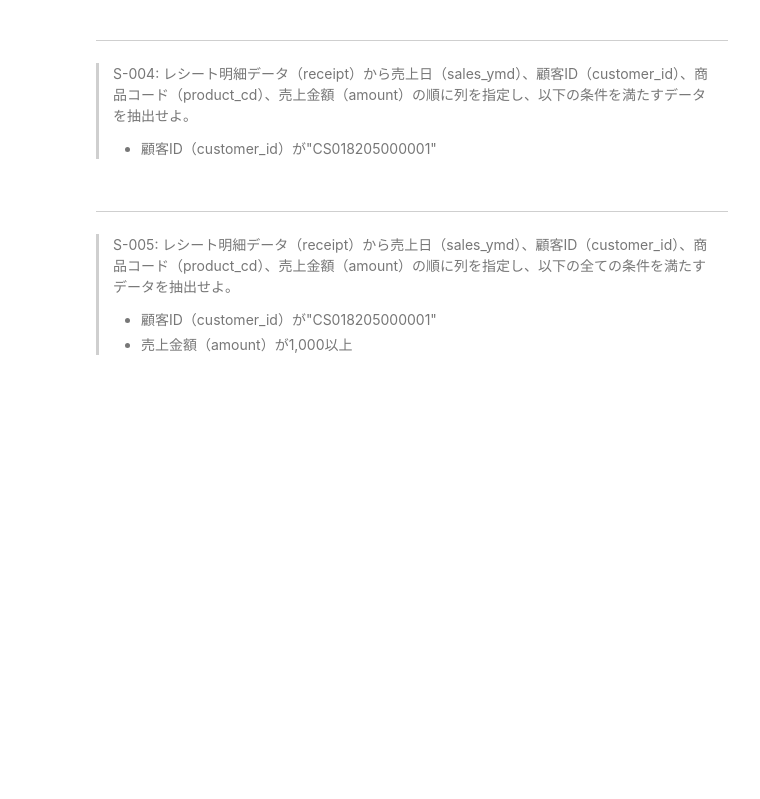
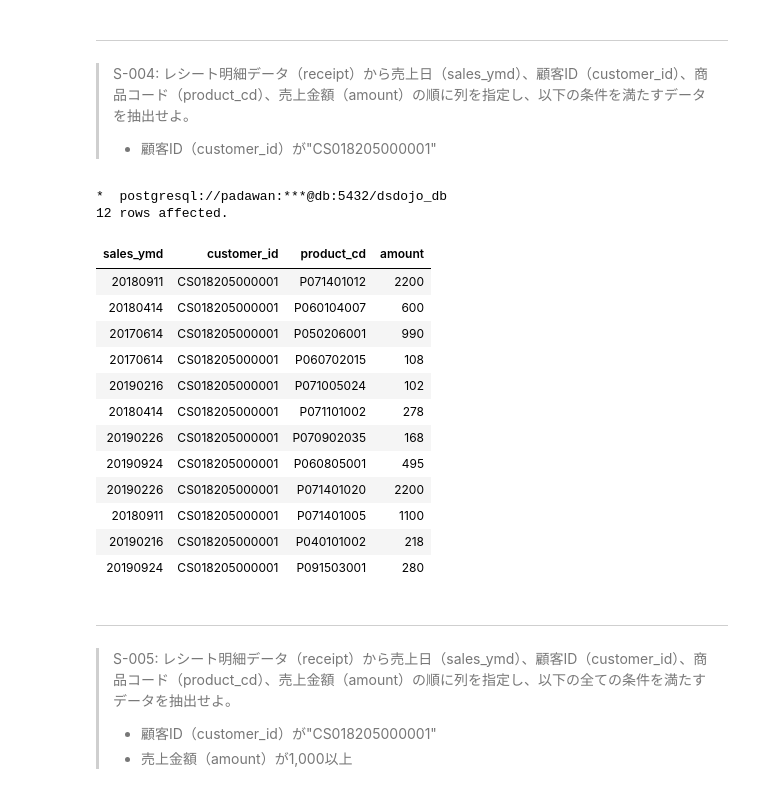
Before and after one commit to The-Japan-DataScientist-Society/100knocks-preprocess, a Jupyter notebook: docker/work/preprocess_knock_SQL.ipynb, the cells around one changed output. Saved outputs shown, nothing was run; the diff lists cells and outputs as text; code cells hidden in the pictures; blank space fills up the shorter version.

```diff
--- a/docker/work/preprocess_knock_SQL.ipynb
+++ b/docker/work/preprocess_knock_SQL.ipynb
@@ -140,3 +141,33 @@ LIMIT 10
+# %%
+%%sql
+SELECT
+    sales_ymd,
+    customer_id,
+    product_cd,
+    amount
+FROM
+    receipt
+WHERE
+    customer_id
+    =
+    'CS018205000001'
+;
+# %% [output]
+*  postgresql://padawan:***@db:5432/dsdojo_db
+12 rows affected.
+| sales_ymd | customer_id | product_cd | amount |
+| 20180911 | CS018205000001 | P071401012 | 2200 |
+| 20180414 | CS018205000001 | P060104007 | 600 |
+| 20170614 | CS018205000001 | P050206001 | 990 |
+| 20170614 | CS018205000001 | P060702015 | 108 |
+| 20190216 | CS018205000001 | P071005024 | 102 |
+| 20180414 | CS018205000001 | P071101002 | 278 |
+| 20190226 | CS018205000001 | P070902035 | 168 |
+| 20190924 | CS018205000001 | P060805001 | 495 |
+| 20190226 | CS018205000001 | P071401020 | 2200 |
+| 20180911 | CS018205000001 | P071401005 | 1100 |
+| 20190216 | CS018205000001 | P040101002 | 218 |
+| 20190924 | CS018205000001 | P091503001 | 280 |
 # %% [markdown]
 ---
 > S-005: レシート明細データ（receipt）から売上日（sales_ymd）、顧客ID（customer_id）、商品コード（product_cd）、売上金額（amount）の順に列を指定し、以下の全ての条件を満たすデータを抽出せよ。
```
Also changed, not shown: parts of 2 cells of this notebook.
